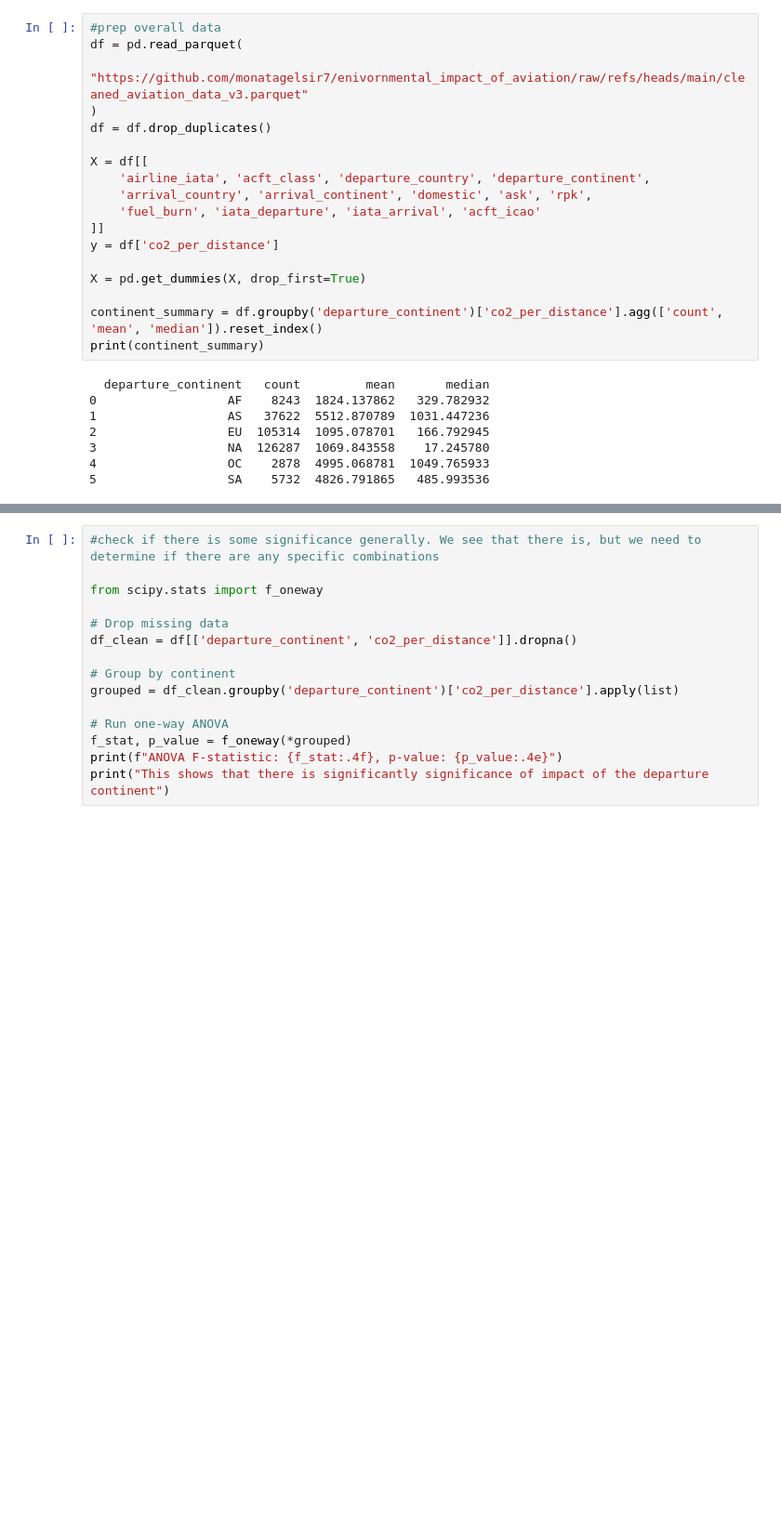
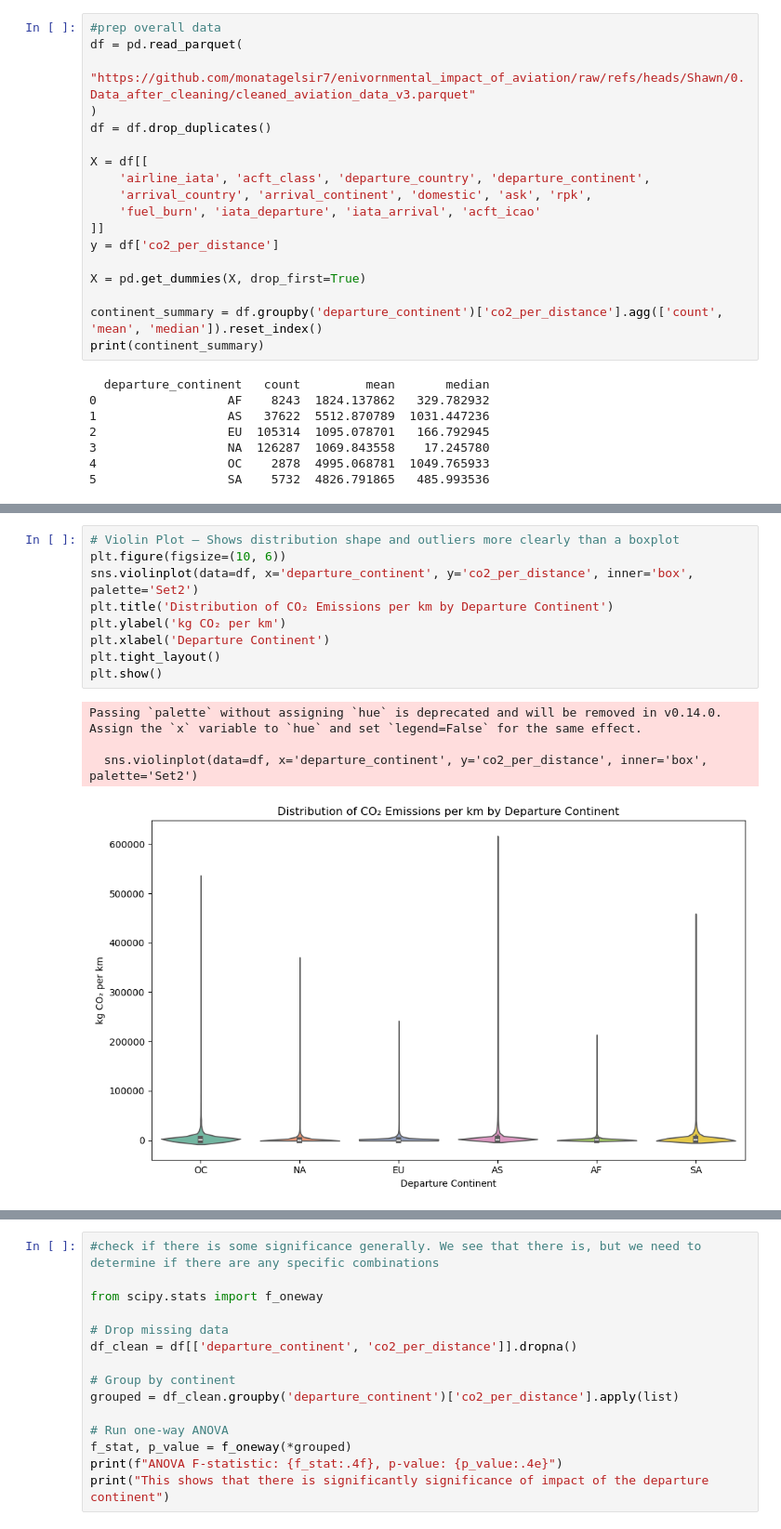
Before and after one commit to monatagelsir7/enivornmental_impact_of_aviation, a Jupyter notebook: Experiement_Continent.ipynb, the cells around one changed output, grey strips where cells are left out. Shown: that part at 93% size. Cells and saved outputs as stored; diff of their text form; blank space fills up the shorter version.

```diff
--- a/Experiement_Continent.ipynb
+++ b/Experiement_Continent.ipynb
@@ -12,7 +13,7 @@ import joblib
 # %%
 #prep overall data
 df = pd.read_parquet(
-    "https://github.com/monatagelsir7/enivornmental_impact_of_aviation/raw/refs/heads/main/cleaned_aviation_data_v3.parquet"
+    "https://github.com/monatagelsir7/enivornmental_impact_of_aviation/raw/refs/heads/Shawn/0.Data_after_cleaning/cleaned_aviation_data_v3.parquet"
 )
 df = df.drop_duplicates()
 
@@ -50,3 +48,17 @@ plt.tight_layout()
 plt.show()
 # %% [output]
 [figure]
+# %%
+# Violin Plot – Shows distribution shape and outliers more clearly than a boxplot
+plt.figure(figsize=(10, 6))
+sns.violinplot(data=df, x='departure_continent', y='co2_per_distance', inner='box', palette='Set2')
+plt.title('Distribution of CO₂ Emissions per km by Departure Continent')
+plt.ylabel('kg CO₂ per km')
+plt.xlabel('Departure Continent')
+plt.tight_layout()
+plt.show()
+# %% [output]
+Passing `palette` without assigning `hue` is deprecated and will be removed in v0.14.0. Assign the `x` variable to `hue` and set `legend=False` for the same effect.
+
+  sns.violinplot(data=df, x='departure_continent', y='co2_per_distance', inner='box', palette='Set2')
+[figure, added]
```
Also changed, not shown: parts of 5 cells of this notebook.
